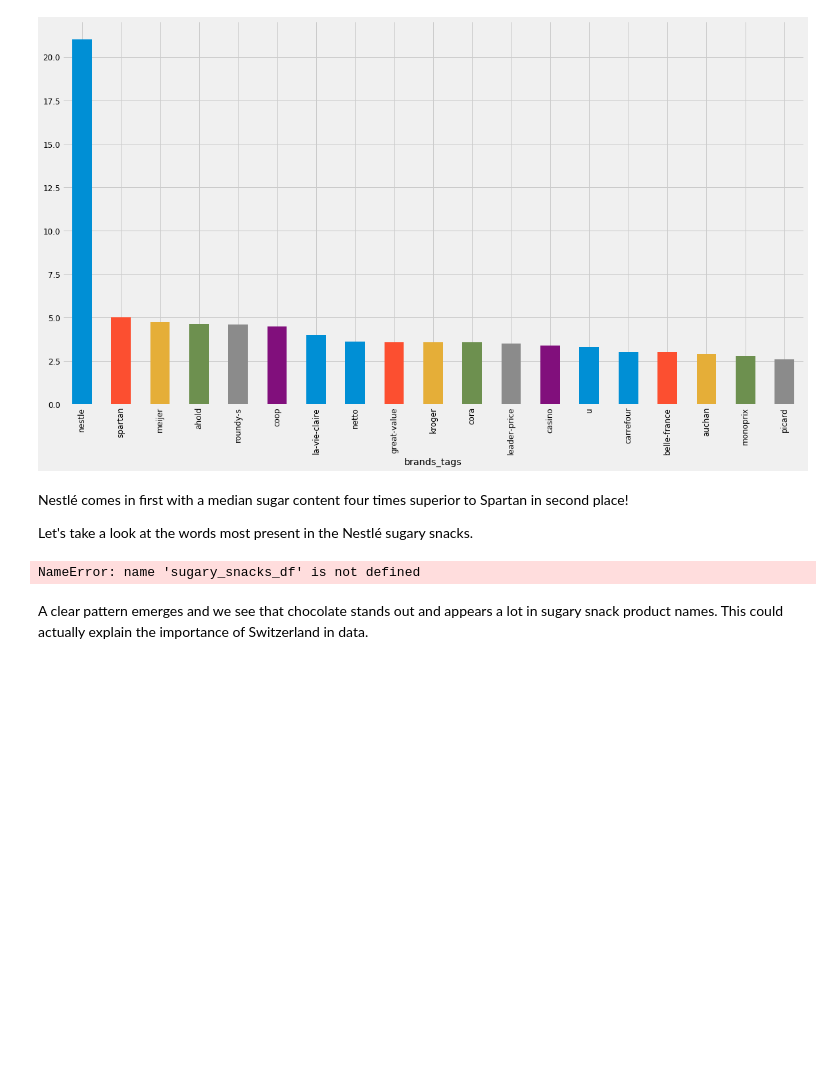
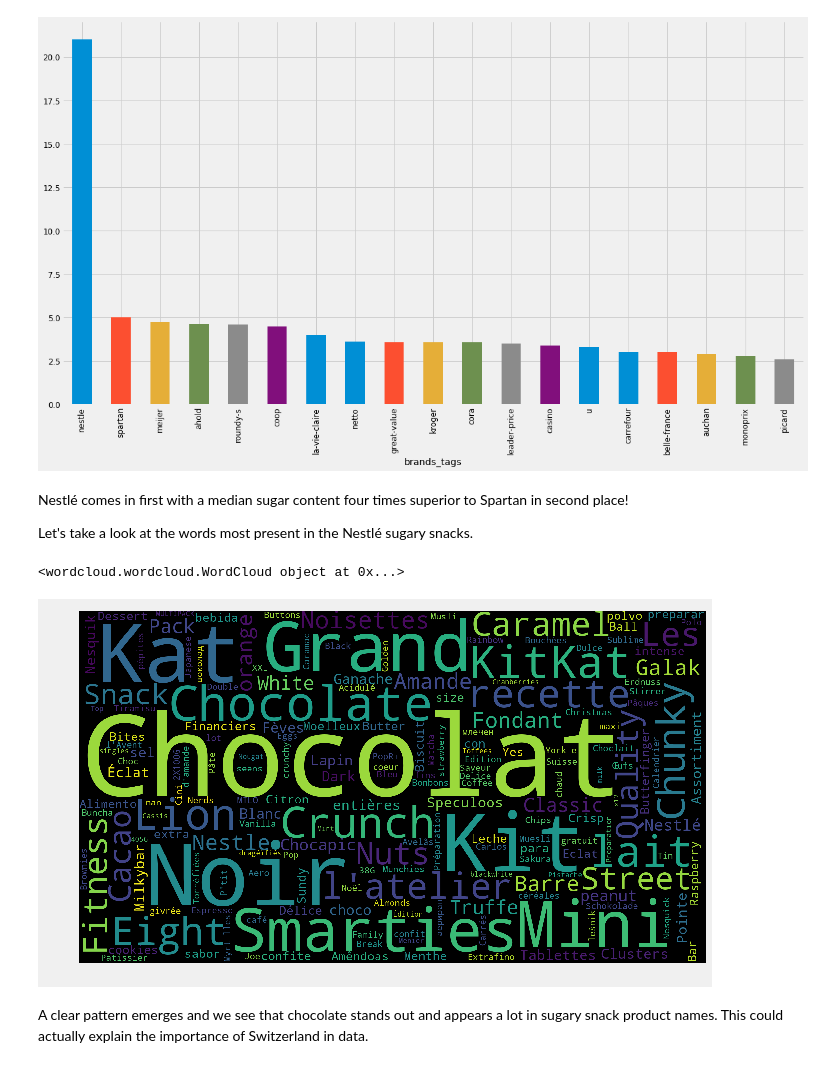
Before and after one commit to lbasseto/meyran-open-food-facts, a Jupyter notebook: Data PreProcessing.ipynb, the cells around one changed output. Cells and saved outputs as stored; diff of their text form; code cells hidden in the pictures; blank space fills up the shorter version.

```diff
--- a/Data PreProcessing.ipynb
+++ b/Data PreProcessing.ipynb
@@ -774,11 +774,13 @@ def stringify(df):
                 l += [n]
     return l
 # %%
+sugary_snacks_df = df[df["main_category_en"] == "Sugary snacks"]
 nestle_snacks = sugary_snacks_df[sugary_snacks_df["brands_tags"] == "nestle"]
 
 plot(stringify(nestle_snacks), figsize=(10, 10), width = 1920, height = 1080, min_font_size=8, )
 # %% [output]
-NameError: name 'sugary_snacks_df' is not defined
+<wordcloud.wordcloud.WordCloud object at 0x...>
+[figure, added]
 # %% [markdown]
 A clear pattern emerges and we see that chocolate stands out and appears a lot in sugary snack product names. This could actually explain the importance of Switzerland in data.
 # %%
```
Also changed, not shown: parts of 9 cells of this notebook.
